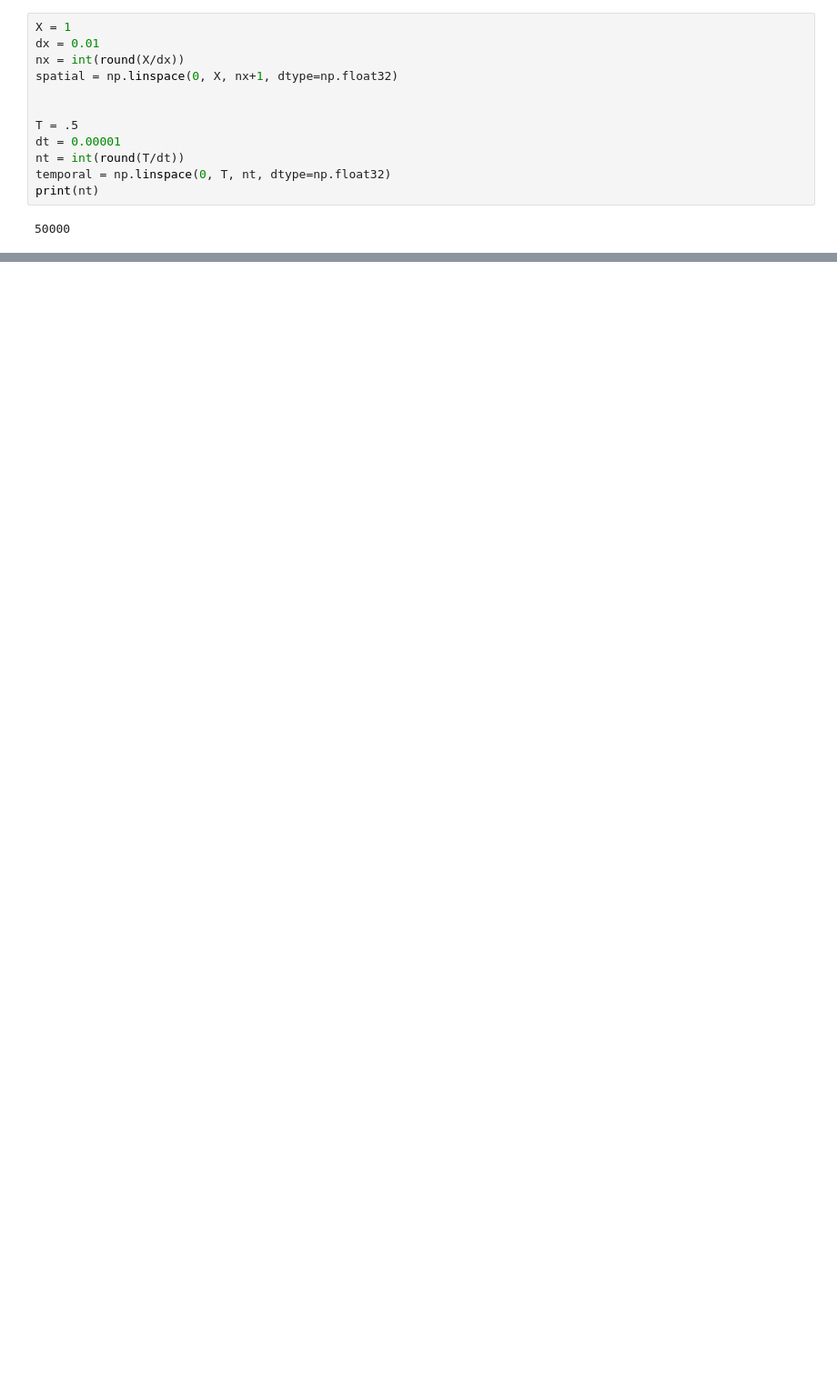
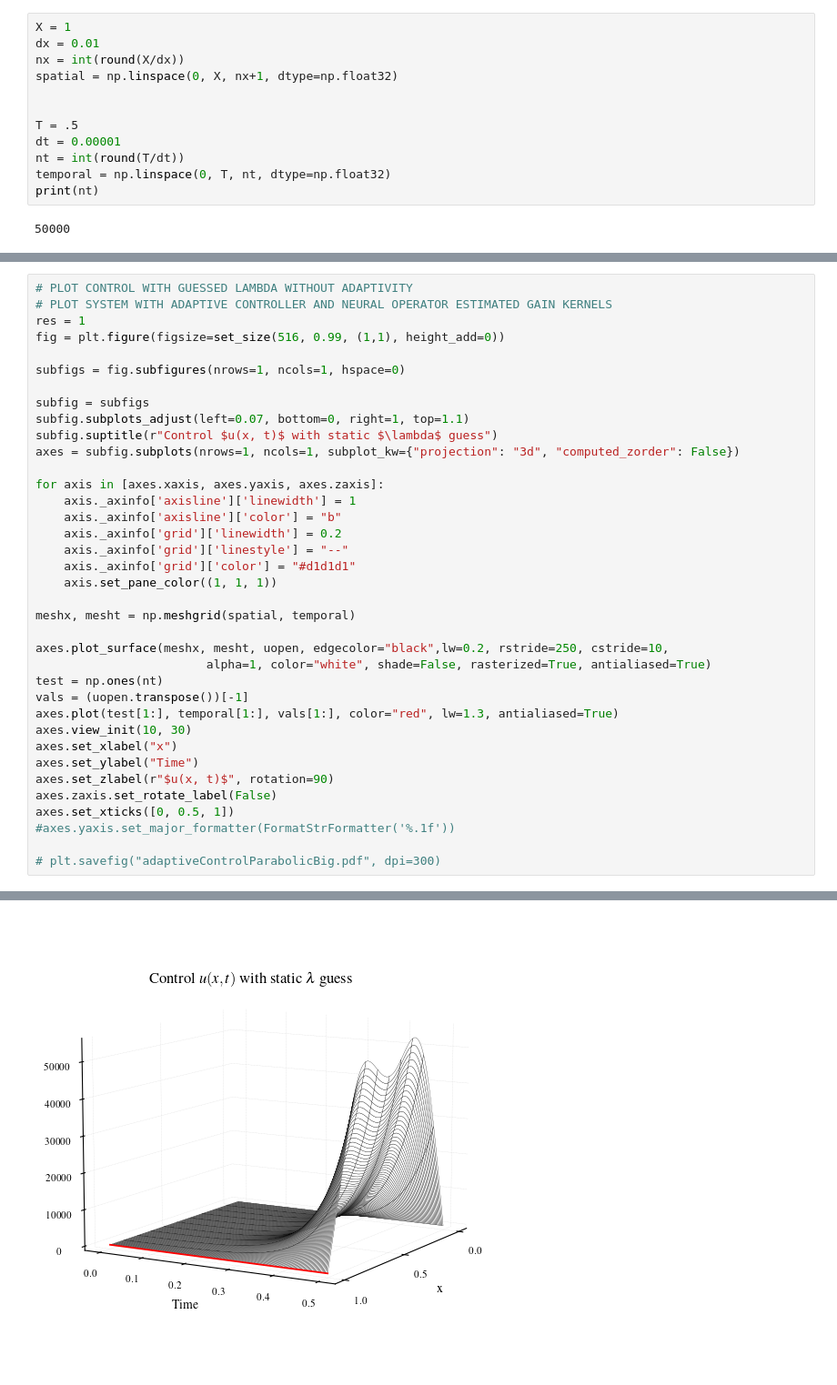
Before and after one commit to lukebhan/NeuralOperatorParabolicAdaptiveControl, a Jupyter notebook: adaptive.ipynb, the cells around one changed output, grey strips where cells are left out. Shown: that part at 91% size. Drawn from its saved outputs; the diff is of its cells as text; blank space fills up the shorter version.

```diff
--- a/adaptive.ipynb
+++ b/adaptive.ipynb
@@ -288,0 +474,38 @@ lhatdelta [ 0.00000000e+00  3.28424627e-01  1.30785488e+00  2.92117064e+00
+# %%
+# PLOT CONTROL WITH GUESSED LAMBDA WITHOUT ADAPTIVITY
+# PLOT SYSTEM WITH ADAPTIVE CONTROLLER AND NEURAL OPERATOR ESTIMATED GAIN KERNELS
+res = 1
+fig = plt.figure(figsize=set_size(516, 0.99, (1,1), height_add=0))
+
+subfigs = fig.subfigures(nrows=1, ncols=1, hspace=0)
+
+subfig = subfigs
+subfig.subplots_adjust(left=0.07, bottom=0, right=1, top=1.1)
+subfig.suptitle(r"Control $u(x, t)$ with static $\lambda$ guess")
+axes = subfig.subplots(nrows=1, ncols=1, subplot_kw={"projection": "3d", "computed_zorder": False})
+
+for axis in [axes.xaxis, axes.yaxis, axes.zaxis]:
+    axis._axinfo['axisline']['linewidth'] = 1
+    axis._axinfo['axisline']['color'] = "b"
+    axis._axinfo['grid']['linewidth'] = 0.2
+    axis._axinfo['grid']['linestyle'] = "--"
+    axis._axinfo['grid']['color'] = "#d1d1d1"
+    axis.set_pane_color((1, 1, 1))
+
+meshx, mesht = np.meshgrid(spatial, temporal)
+
+axes.plot_surface(meshx, mesht, uopen, edgecolor="black",lw=0.2, rstride=250, cstride=10,
+                        alpha=1, color="white", shade=False, rasterized=True, antialiased=True)
+test = np.ones(nt)
+vals = (uopen.transpose())[-1]
+axes.plot(test[1:], temporal[1:], vals[1:], color="red", lw=1.3, antialiased=True)
+axes.view_init(10, 30)
+axes.set_xlabel("x")
+axes.set_ylabel("Time")
+axes.set_zlabel(r"$u(x, t)$", rotation=90)
+axes.zaxis.set_rotate_label(False)
+axes.set_xticks([0, 0.5, 1])
+#axes.yaxis.set_major_formatter(FormatStrFormatter('%.1f'))
+
+# plt.savefig("adaptiveControlParabolicBig.pdf", dpi=300)
+# %% [output]
@@ -288,0 +515 @@ lhatdelta [ 0.00000000e+00  3.28424627e-01  1.30785488e+00  2.92117064e+00
+[figure, added]
```
Also changed, not shown: parts of 24 cells of this notebook.
